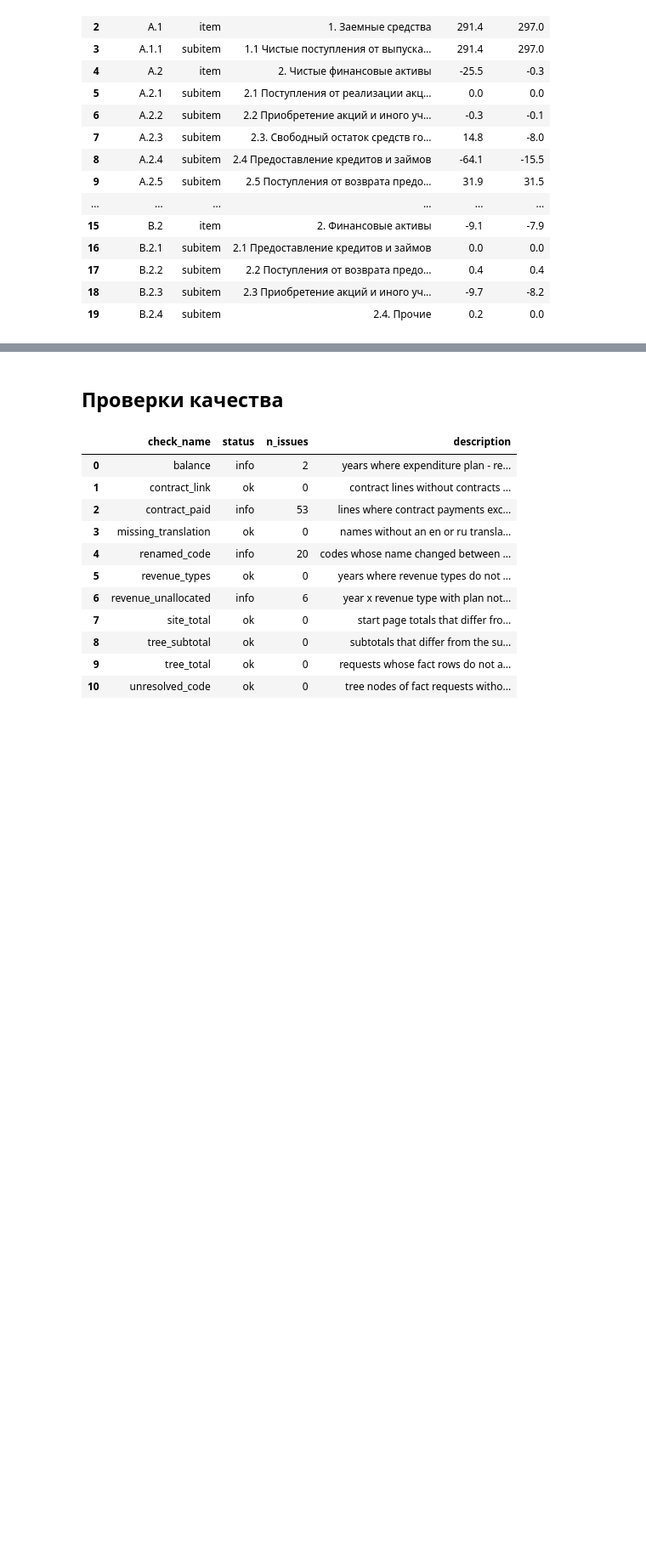
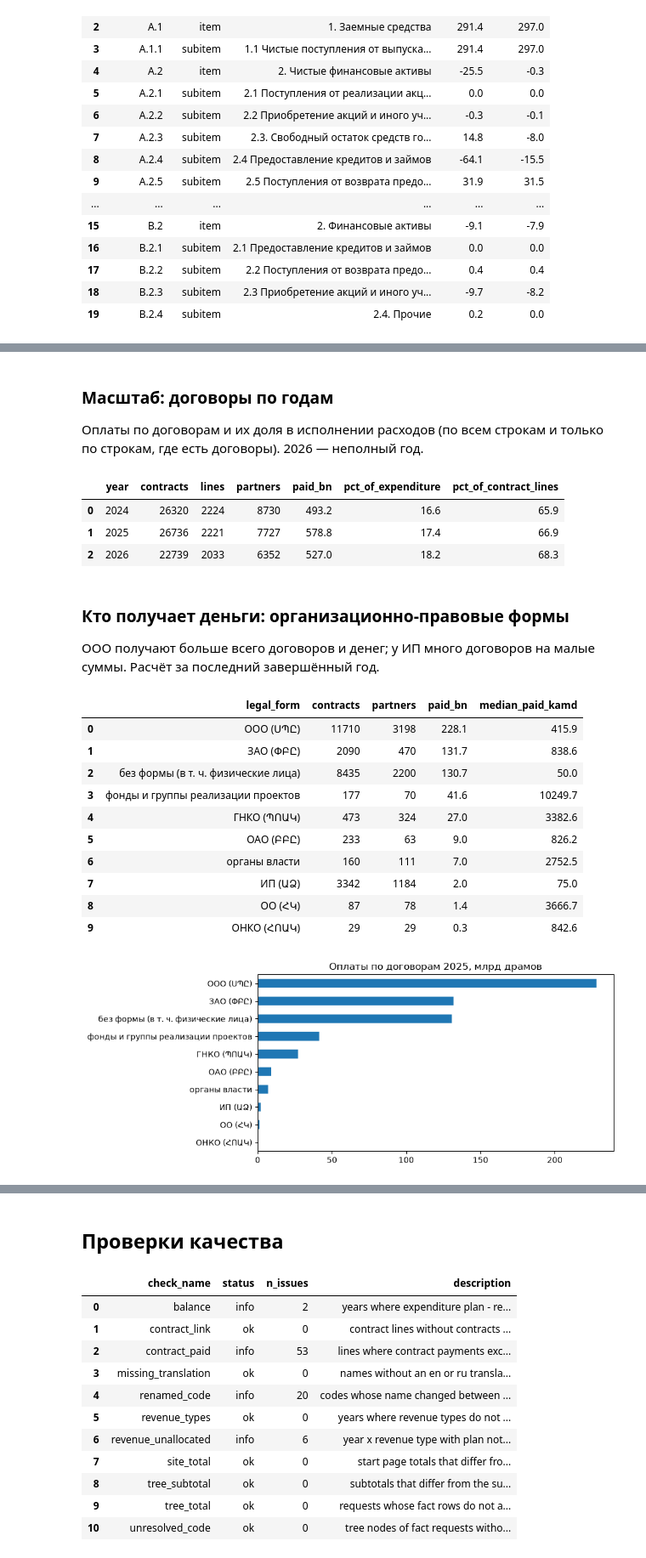
Before and after one commit to opendataam/arm-budget, a Jupyter notebook: docs/examples.ipynb, the cells around one changed output, grey strips where cells are left out. Shown at 85% size. Cells and saved outputs as stored; diff of their text form; code cells hidden in the pictures; blank space fills up the shorter version.

```diff
--- a/docs/examples.ipynb
+++ b/docs/examples.ipynb
@@ -271,0 +282,51 @@ FROM v_contract WHERE year = $year GROUP BY economic_code ORDER BY paid_bn DESC
+# %% [markdown]
+### Масштаб: договоры по годам
+
+Оплаты по договорам и их доля в исполнении расходов (по всем строкам и только по строкам, где есть договоры).
+2026 — неполный год.
+# %%
+df = q("""
+WITH c AS (
+    SELECT year, count(*) AS contracts, count(DISTINCT contract_line_id) AS lines, count(DISTINCT partner_hy) AS partners,
+           sum(paid_kamd) AS paid
+    FROM fact_contract GROUP BY year),
+e AS (
+    SELECT year, sum(year_actual_kamd) AS actual,
+           sum(year_actual_kamd) FILTER (WHERE contract_line_id IS NOT NULL) AS actual_lines
+    FROM fact_expenditure GROUP BY year)
+SELECT year, contracts, lines, partners, round(paid / 1e6, 1) AS paid_bn,
+       round(100 * paid / actual, 1) AS pct_of_expenditure, round(100 * paid / actual_lines, 1) AS pct_of_contract_lines
+FROM c JOIN e USING (year) ORDER BY year""")
+df
+# %% [output]
+|  | year | contracts | lines | partners | paid_bn | pct_of_expenditure | pct_of_contract_lines |
+| 0 | 2024 | 26320 | 2224 | 8730 | 493.2 | 16.6 | 65.9 |
+| 1 | 2025 | 26736 | 2221 | 7727 | 578.8 | 17.4 | 66.9 |
+| 2 | 2026 | 22739 | 2033 | 6352 | 527.0 | 18.2 | 68.3 |
+# %% [markdown]
+### Кто получает деньги: организационно-правовые формы
+
+ООО получают больше всего договоров и денег; у ИП много договоров на малые суммы. Расчёт за последний
+завершённый год.
+# %%
+df = q("""
+SELECT legal_form, count(*) AS contracts, count(DISTINCT partner_hy) AS partners,
+       round(sum(paid_kamd) / 1e6, 1) AS paid_bn, round(median(paid_kamd), 1) AS median_paid_kamd
+FROM contract WHERE year = $year GROUP BY 1 ORDER BY paid_bn DESC""", year=int(year))
+ax = df.plot.barh(x="legal_form", y="paid_bn", legend=False, figsize=(8, 4), title=f"Оплаты по договорам {year}, млрд драмов")
+ax.set_ylabel("")
+ax.invert_yaxis()
+df
+# %% [output]
+|  | legal_form | contracts | partners | paid_bn | median_paid_kamd |
+| 0 | ООО (ՍՊԸ) | 11710 | 3198 | 228.1 | 415.9 |
+| 1 | ЗАО (ՓԲԸ) | 2090 | 470 | 131.7 | 838.6 |
+| 2 | без формы (в т. ч. физические лица) | 8435 | 2200 | 130.7 | 50.0 |
+| 3 | фонды и группы реализации проектов | 177 | 70 | 41.6 | 10249.7 |
+| 4 | ГНКО (ՊՈԱԿ) | 473 | 324 | 27.0 | 3382.6 |
+| 5 | ОАО (ԲԲԸ) | 233 | 63 | 9.0 | 826.2 |
+| 6 | органы власти | 160 | 111 | 7.0 | 2752.5 |
+| 7 | ИП (ԱՁ) | 3342 | 1184 | 2.0 | 75.0 |
+| 8 | ОО (ՀԿ) | 87 | 78 | 1.4 | 3666.7 |
+| 9 | ОНКО (ՀՈԱԿ) | 29 | 29 | 0.3 | 842.6 |
+[figure, added]
```
Also changed, not shown: parts of 24 cells of this notebook.
